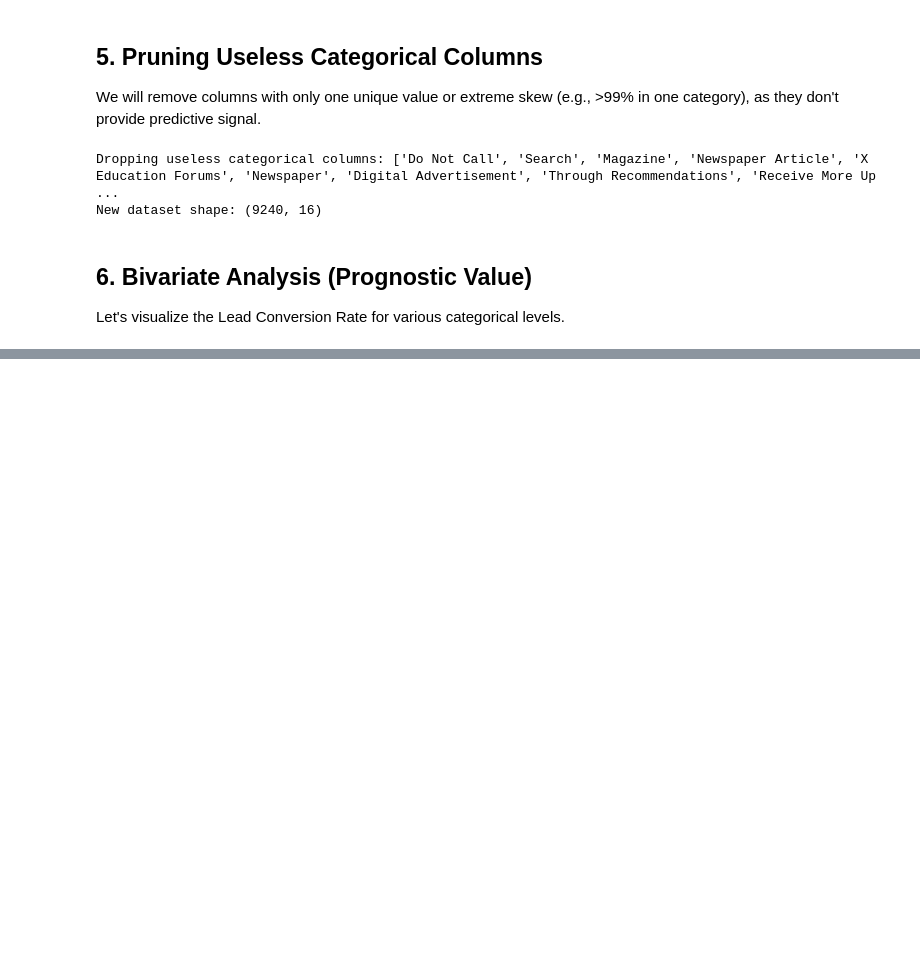
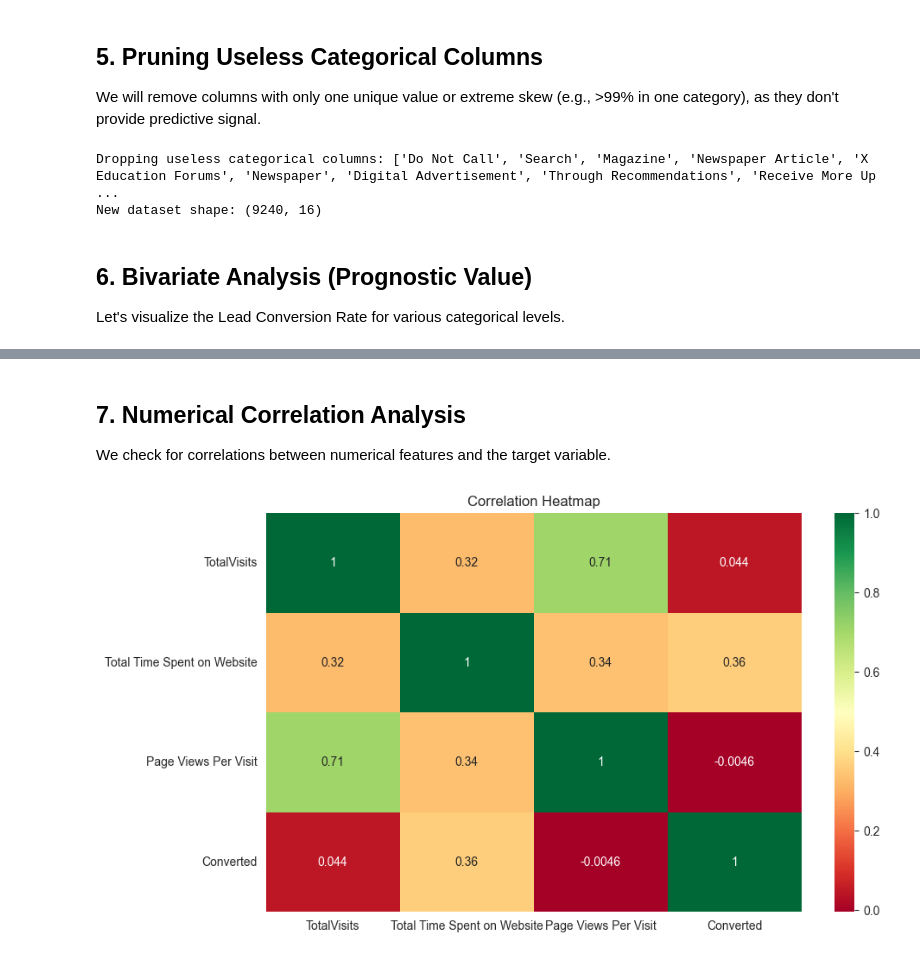
Before and after one commit to denis911/kaggle-lead-scoring-full-cycle-to-cloud-deployment, a Jupyter notebook: EDA.ipynb, the cells around one changed output, grey strips where cells are left out. Cells and saved outputs as stored; diff of their text form; code cells hidden in the pictures; blank space fills up the shorter version.

```diff
--- a/EDA.ipynb
+++ b/EDA.ipynb
@@ -311 +311,12 @@ for feat in features_to_plot:
 [figure]
+# %% [markdown]
+## 7. Numerical Correlation Analysis
+
+We check for correlations between numerical features and the target variable.
+# %%
+plt.figure(figsize=(10, 6))
+sns.heatmap(df[['TotalVisits', 'Total Time Spent on Website', 'Page Views Per Visit', 'Converted']].corr(), annot=True, cmap='RdYlGn')
+plt.title('Correlation Heatmap')
+plt.show()
+# %% [output]
+[figure, added]
```
Also changed, not shown: parts of 2 cells of this notebook.
